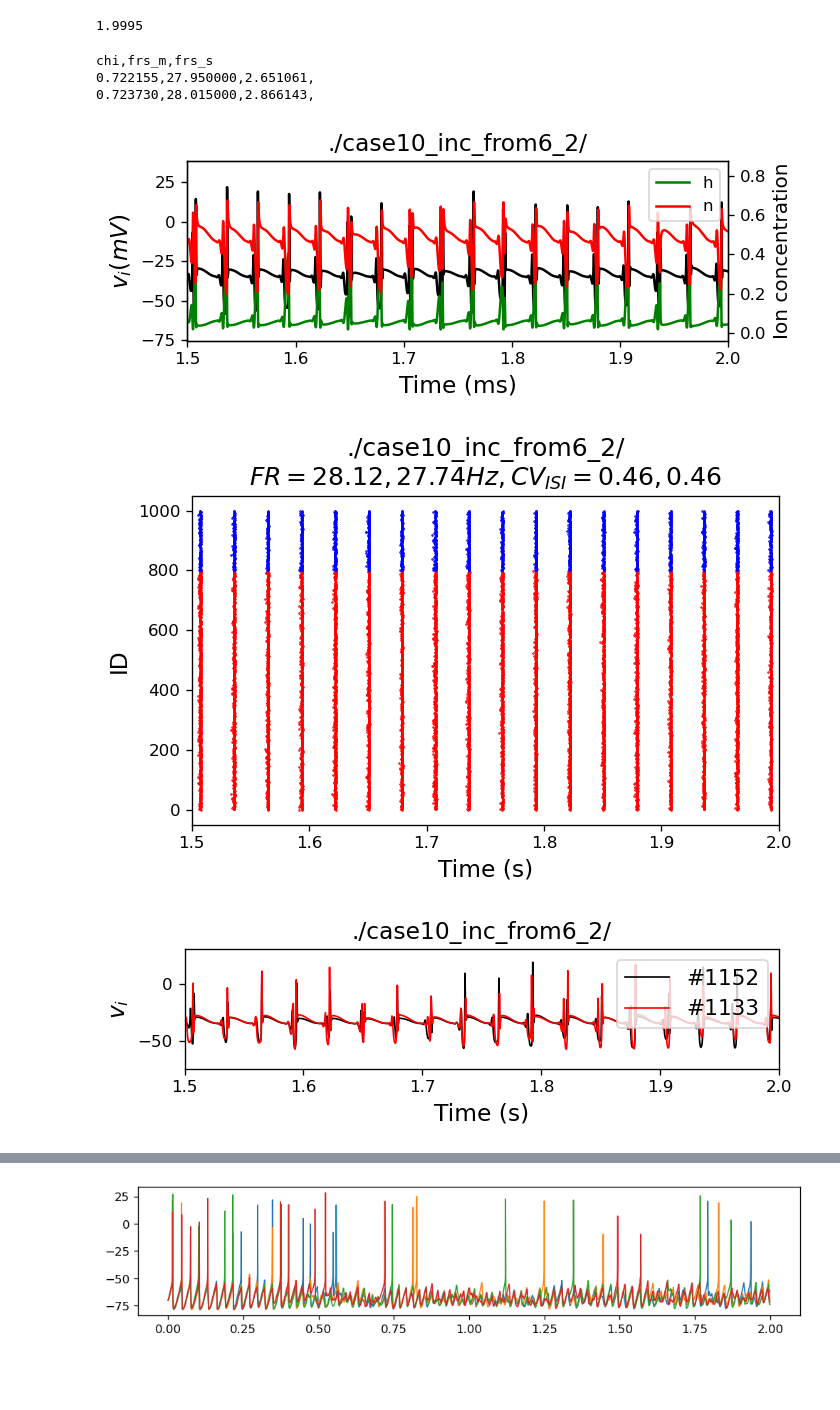
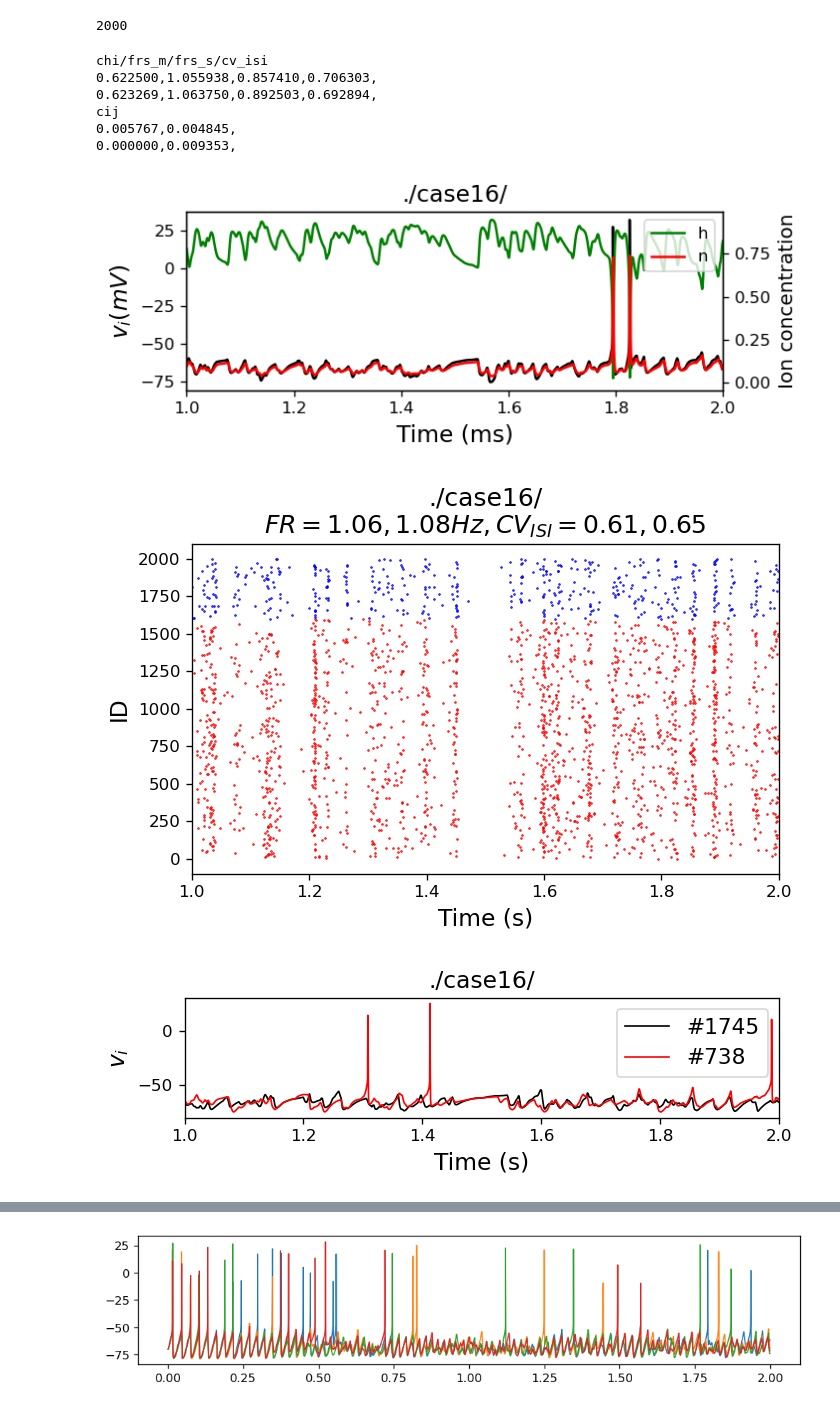
Before and after one commit to jyKim-97/hh_neuralnet, a Jupyter notebook: ei_wb_pop/view.ipynb, the cells around one changed output, grey strips where cells are left out. Saved outputs shown, nothing was run; the diff lists cells and outputs as text; code cells hidden in the pictures; blank space fills up the shorter version.

```diff
--- a/ei_wb_pop/view.ipynb
+++ b/ei_wb_pop/view.ipynb
@@ -45,16 +45,24 @@ class DataLoder:
                 n0 += self.num_spk[n]
 
 
-def get_firing_info(obj, n_samples=200):
+def get_firing_info(obj, n_samples=200, mode="random"):
     tmax = obj.data["t"][-1]
     ne = int(0.8 * obj.N)
     ns = [[0, ne], [ne, obj.N]]
     frs, cvs = [], []
     for n_range in ns:
-        ind = np.random.randint(n_range[0], n_range[1], n_samples)
+        if mode == "random":
+            ind = np.random.randint(n_range[0], n_range[1], n_samples)
+        elif mode == "full":
+            ind = np.arange(n_range[0], n_range[1])
+        else:
+            print("Wrong mode selected")
+            break
+
         fr, cv = [], []
         for i in ind:
             n_spk = np.array(obj.step_spk[i])
+            fr.append(len(n_spk) / tmax)
             if len(n_spk) < 3:
                 continue
             itv = n_spk[1:] - n_spk[:-1]
@@ -62,7 +70,6 @@ def get_firing_info(obj, n_samples=200):
             s  = np.std(itv)
             cv.append(s/mu)
 
-            fr.append(len(n_spk) / tmax)
         frs.append(np.average(fr))
         cvs.append(np.average(cv))
     return frs, cvs
@@ -114,10 +121,14 @@ class DrawSummary:
         N = self.obj.N
         ne, ni = int(0.8 * N), int(0.2 * N)
 
-        inds = [*np.random.randint(0, ne, int(num_ratio * ne)),
-               *np.random.randint(0, ni, int(num_ratio * ni)) + ne]
-        cs = [*['r' for i in range(int(num_ratio * ne))],
-              *['b' for i in range(int(num_ratio * ni))]]
+        # inds = [*np.random.randint(0, ne, int(num_ratio * ne)),
+        #        *np.random.randint(0, ni, int(num_ratio * ni)) + ne]
+        inds = np.arange(0, self.obj.N)
+
+        # cs = [*['r' for i in range(int(num_ratio * ne))],
+        #       *['b' for i in range(int(num_ratio * ni))]]
+        cs = [*['r' for i in range(int(ne))],
+              *['b' for i in range(int(ni))]]
 
         plt.figure(dpi=120, figsize=(6,4))
         for n in range(len(inds)):
@@ -192,18 +203,22 @@ class DrawSummary:
     def save_figure(self, fname):
         plt.tight_layout()
         plt.savefig(os.path.join(self.obj.fdir, fname), dpi=150, facecolor='w')
-# %%
-obj.data["t"][-1]
-# %% [output]
-1.9995
+# %%
+obj.N
+# %% [output]
+2000
 # %%
 # obj = DataLoder("./case9_dec_e_dec_i///")
-obj = DataLoder("./case10_inc_from6_2/")
-visu = DrawSummary(obj, [1.5, 2])
+obj = DataLoder("./case16/")
+# visu = DrawSummary(obj, [0., 0.05])
+visu = DrawSummary(obj, [1., 2])
 # %% [output]
-chi,frs_m,frs_s
-0.722155,27.950000,2.651061,
-0.723730,28.015000,2.866143,
+chi/frs_m/frs_s/cv_isi
+0.622500,1.055938,0.857410,0.706303,
+0.623269,1.063750,0.892503,0.692894,
+cij
+0.005767,0.004845,
+0.000000,0.009353,
-[figure, old version]
+[figure, new version]
-[figure, old version]
+[figure, new version]
-[figure, old version]
+[figure, new version]
```
Also changed, not shown: parts of 28 cells of this notebook, 2 other files.
